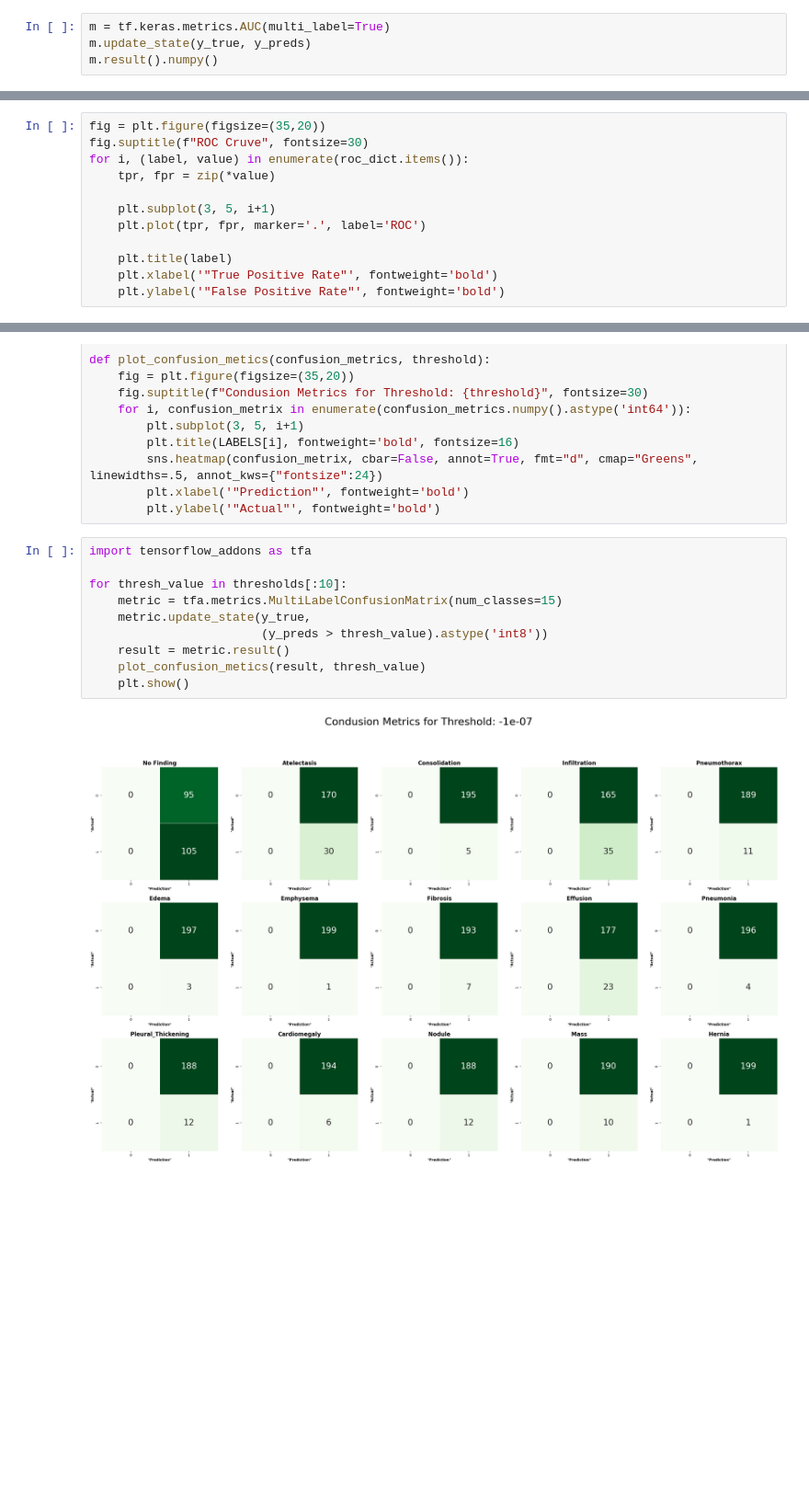
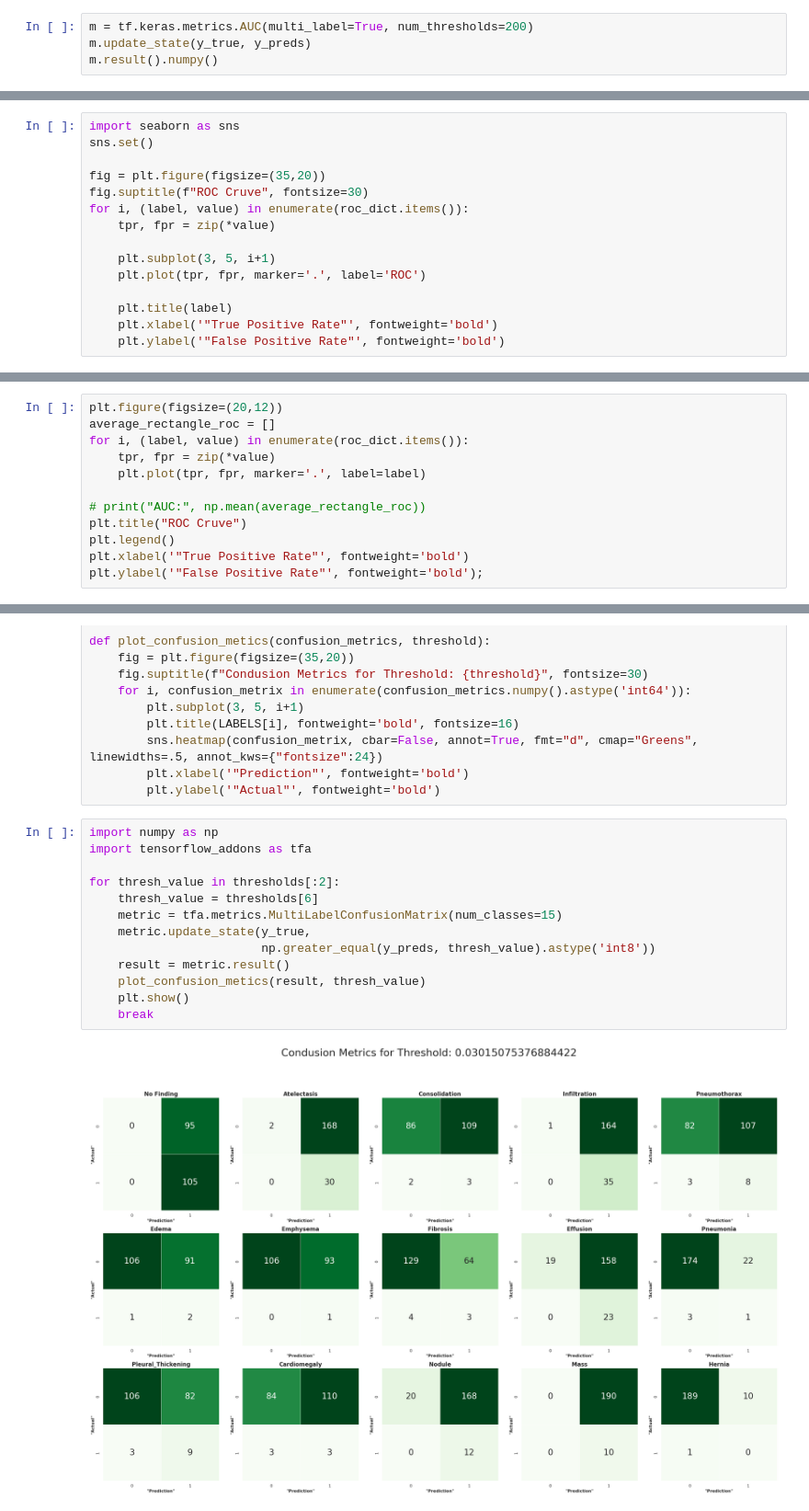
Before and after one commit to chonsawat/ChestXray-14, a Jupyter notebook: Check_AUC.ipynb, the cells around one changed output, grey strips where cells are left out. Shown: that part at 92% size. Cells and saved outputs as stored; diff of their text form; blank space fills up the shorter version.

```diff
--- a/Check_AUC.ipynb
+++ b/Check_AUC.ipynb
@@ -79,5 +80,5 @@ array([[8.35891366e-01, 9.38334614e-02, 7.14160223e-03, ...,
 # %%
-m = tf.keras.metrics.AUC(multi_label=True)
+m = tf.keras.metrics.AUC(multi_label=True, num_thresholds=200)
 m.update_state(y_true, y_preds)
 m.result().numpy()
 # %% [output]
@@ -120,6 +121,9 @@ for i_thresh, (tps, tns, fps, fns) in enumerate(zip(true_positives, true_negativ
         # break
     # break
 # %%
+import seaborn as sns
+sns.set()
+
 fig = plt.figure(figsize=(35,20))
 fig.suptitle(f"ROC Cruve", fontsize=30)
 for i, (label, value) in enumerate(roc_dict.items()):
@@ -135,0 +140,12 @@ for i, (label, value) in enumerate(roc_dict.items()):
+# %%
+plt.figure(figsize=(20,12))
+average_rectangle_roc = []
+for i, (label, value) in enumerate(roc_dict.items()):
+    tpr, fpr = zip(*value)
+    plt.plot(tpr, fpr, marker='.', label=label)
+
+# print("AUC:", np.mean(average_rectangle_roc))
+plt.title("ROC Cruve")
+plt.legend()
+plt.xlabel('"True Positive Rate"', fontweight='bold')
+plt.ylabel('"False Positive Rate"', fontweight='bold');
@@ -150,14 +168,17 @@ def plot_confusion_metics(confusion_metrics, threshold):
         plt.xlabel('"Prediction"', fontweight='bold')
         plt.ylabel('"Actual"', fontweight='bold')
 # %%
+import numpy as np
 import tensorflow_addons as tfa
 
-for thresh_value in thresholds[:10]:
+for thresh_value in thresholds[:2]:
+    thresh_value = thresholds[6]
     metric = tfa.metrics.MultiLabelConfusionMatrix(num_classes=15)
     metric.update_state(y_true,
-                        (y_preds > thresh_value).astype('int8'))
+                        np.greater_equal(y_preds, thresh_value).astype('int8'))
     result = metric.result()
     plot_confusion_metics(result, thresh_value)
     plt.show()
+    break
 # %% [output]
-[figure, old version]
+[figure, new version]
```
Also changed, not shown: parts of 8 cells of this notebook, 1 other file.
